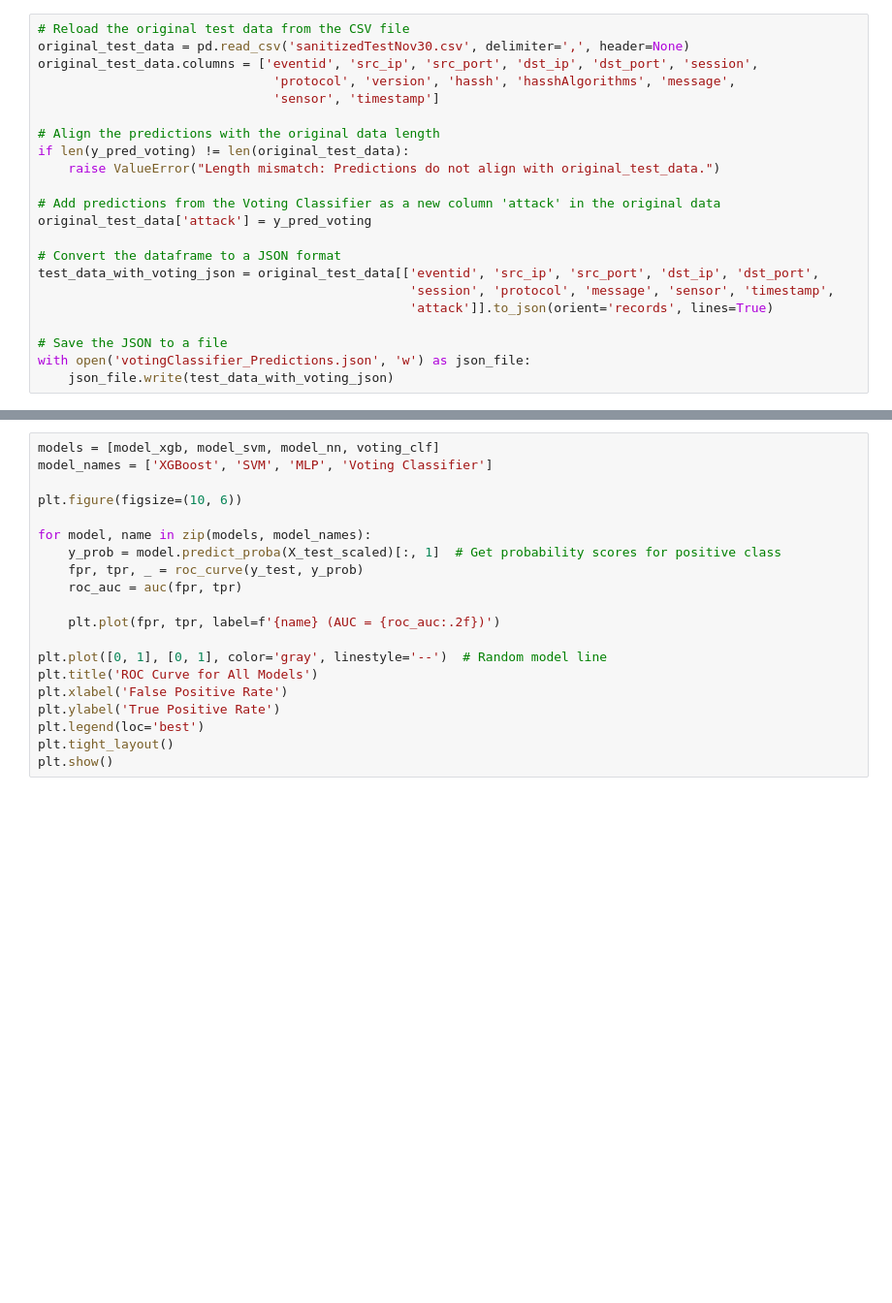
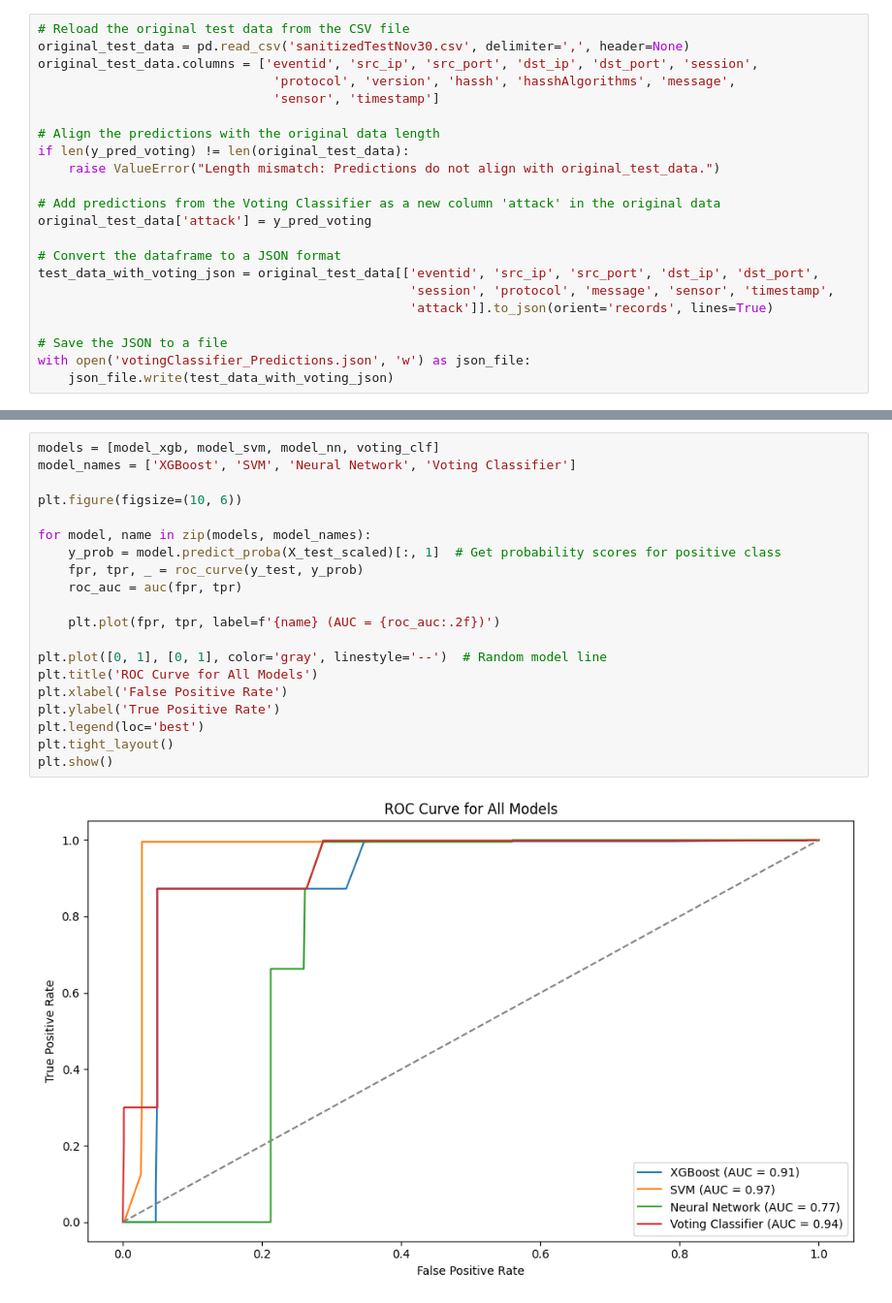
Before and after one commit to AChiu2700/HoneyPot, a Jupyter notebook: TestML.ipynb, the cells around one changed output, grey strips where cells are left out. Shown: that part at 97% size. Saved outputs shown, nothing was run; the diff lists cells and outputs as text; blank space fills up the shorter version.

```diff
--- a/TestML.ipynb
+++ b/TestML.ipynb
@@ -270,20 +292,22 @@ plt.show()
 # %%
 models = [model_xgb, model_svm, model_nn, voting_clf]
-model_names = ['XGBoost', 'SVM', 'MLP', 'Voting Classifier']
+model_names = ['XGBoost', 'SVM', 'Neural Network', 'Voting Classifier']
 
 plt.figure(figsize=(10, 6))
 
 for model, name in zip(models, model_names):
     y_prob = model.predict_proba(X_test_scaled)[:, 1]  # Get probability scores for positive class
     fpr, tpr, _ = roc_curve(y_test, y_prob)
     roc_auc = auc(fpr, tpr)
 
     plt.plot(fpr, tpr, label=f'{name} (AUC = {roc_auc:.2f})')
 
 plt.plot([0, 1], [0, 1], color='gray', linestyle='--')  # Random model line
 plt.title('ROC Curve for All Models')
 plt.xlabel('False Positive Rate')
 plt.ylabel('True Positive Rate')
 plt.legend(loc='best')
 plt.tight_layout()
 plt.show()
+# %% [output]
+[figure, added]
```
Also changed, not shown: parts of 5 cells of this notebook.
